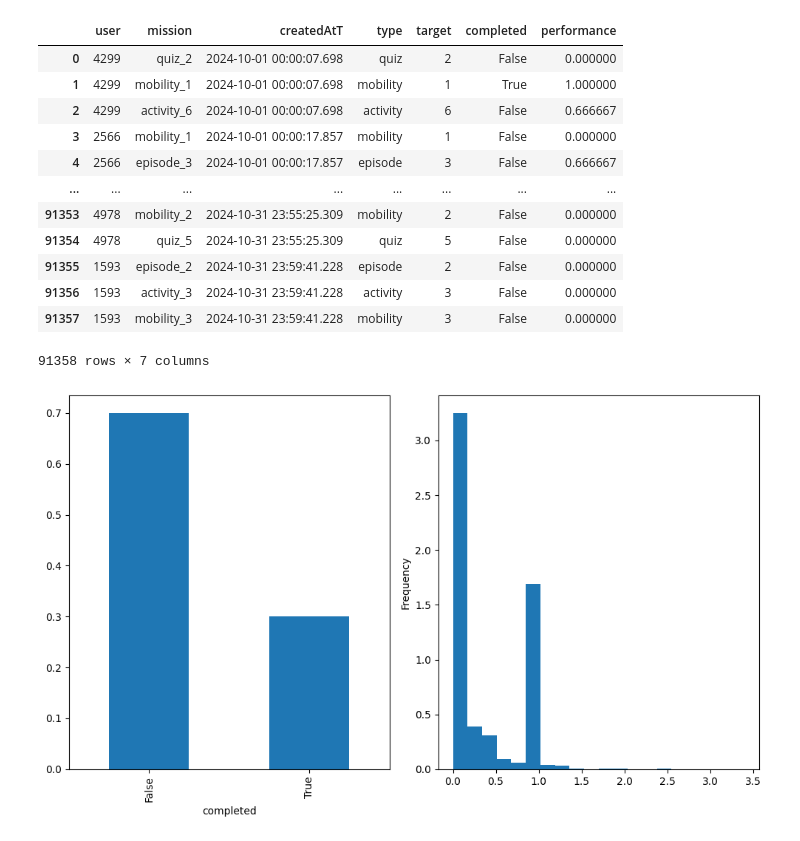
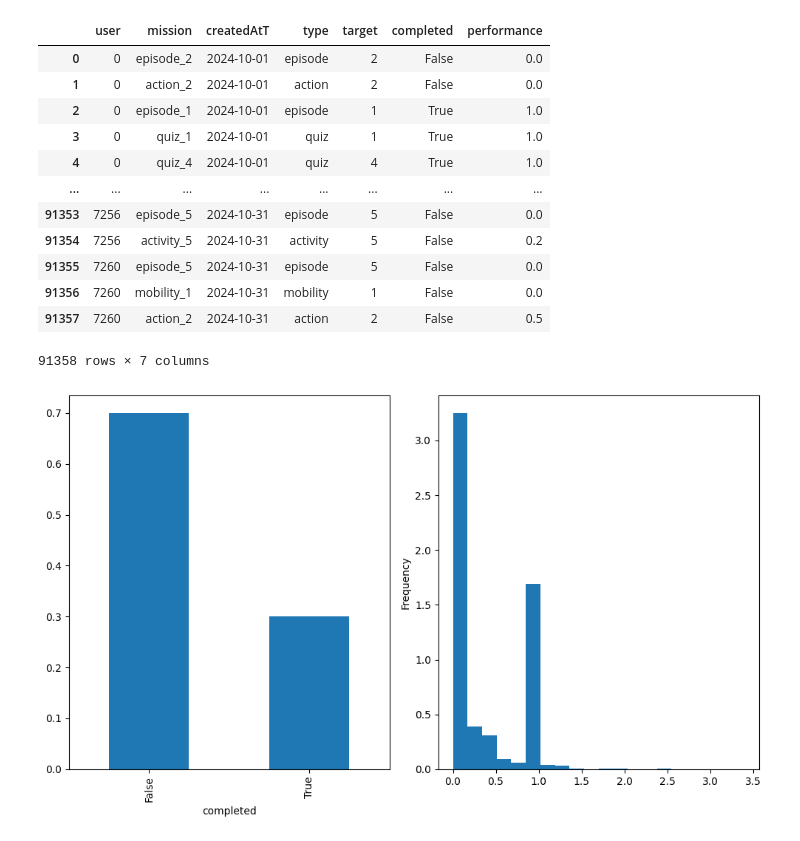
Before and after one commit to rik1599/recsys4good, a Jupyter notebook: exploration.ipynb, the cells around one changed output. Cells and saved outputs as stored; diff of their text form; code cells hidden in the pictures.

```diff
--- a/exploration.ipynb
+++ b/exploration.ipynb
@@ -1,32 +1,34 @@
 # %%
 import pandas as pd
 import numpy as np
 import matplotlib.pyplot as plt
+from tqdm.auto import tqdm
+tqdm.pandas()
 
 df = pd.read_csv('./data/October_missions_full.csv')
 df['mission'] = df['type'] + '_' + df['target'].astype(str)
 
 df = df[['user', 'mission', 'createdAtT', 'type', 'target', 'completed', 'performance']]
-df['createdAtT'] = pd.to_datetime(df['createdAtT'], unit='ms')
+df['createdAtT'] = pd.to_datetime(df['createdAtT'], unit='ms').dt.date
 df['user'] = df['user'].astype('category').cat.codes
 df['mission'] = df['mission'].astype('category')
 df['type'] = df['type'].astype('category')
 
 df.sort_values(by=['createdAtT', 'user'], inplace=True, ignore_index=True)
 df
 # %% [output]
 |  | user | mission | createdAtT | type | target | completed | performance |
-| 0 | 4299 | quiz_2 | 2024-10-01 00:00:07.698 | quiz | 2 | False | 0.000000 |
-| 1 | 4299 | mobility_1 | 2024-10-01 00:00:07.698 | mobility | 1 | True | 1.000000 |
-| 2 | 4299 | activity_6 | 2024-10-01 00:00:07.698 | activity | 6 | False | 0.666667 |
-| 3 | 2566 | mobility_1 | 2024-10-01 00:00:17.857 | mobility | 1 | False | 0.000000 |
-| 4 | 2566 | episode_3 | 2024-10-01 00:00:17.857 | episode | 3 | False | 0.666667 |
+| 0 | 0 | episode_2 | 2024-10-01 | episode | 2 | False | 0.0 |
+| 1 | 0 | action_2 | 2024-10-01 | action | 2 | False | 0.0 |
+| 2 | 0 | episode_1 | 2024-10-01 | episode | 1 | True | 1.0 |
+| 3 | 0 | quiz_1 | 2024-10-01 | quiz | 1 | True | 1.0 |
+| 4 | 0 | quiz_4 | 2024-10-01 | quiz | 4 | True | 1.0 |
 | ... | ... | ... | ... | ... | ... | ... | ... |
-| 91353 | 4978 | mobility_2 | 2024-10-31 23:55:25.309 | mobility | 2 | False | 0.000000 |
-| 91354 | 4978 | quiz_5 | 2024-10-31 23:55:25.309 | quiz | 5 | False | 0.000000 |
-| 91355 | 1593 | episode_2 | 2024-10-31 23:59:41.228 | episode | 2 | False | 0.000000 |
-| 91356 | 1593 | activity_3 | 2024-10-31 23:59:41.228 | activity | 3 | False | 0.000000 |
-| 91357 | 1593 | mobility_3 | 2024-10-31 23:59:41.228 | mobility | 3 | False | 0.000000 |
+| 91353 | 7256 | episode_5 | 2024-10-31 | episode | 5 | False | 0.0 |
+| 91354 | 7256 | activity_5 | 2024-10-31 | activity | 5 | False | 0.2 |
+| 91355 | 7260 | episode_5 | 2024-10-31 | episode | 5 | False | 0.0 |
+| 91356 | 7260 | mobility_1 | 2024-10-31 | mobility | 1 | False | 0.0 |
+| 91357 | 7260 | action_2 | 2024-10-31 | action | 2 | False | 0.5 |
 91358 rows × 7 columns
 # %%
 plt.figure(figsize=(10, 6))
```
Also changed, not shown: parts of 1 cell of this notebook, 2 other files.
